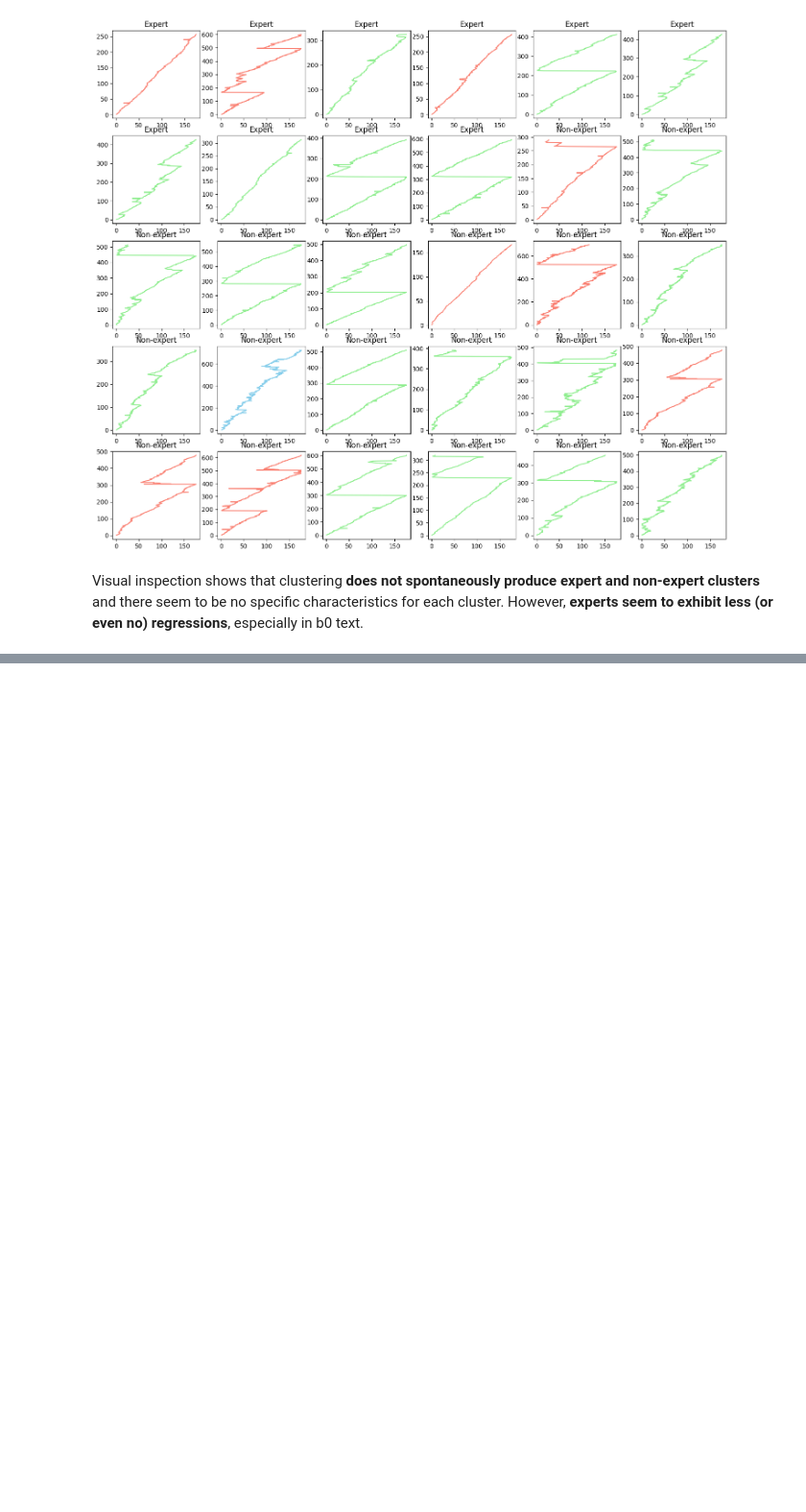
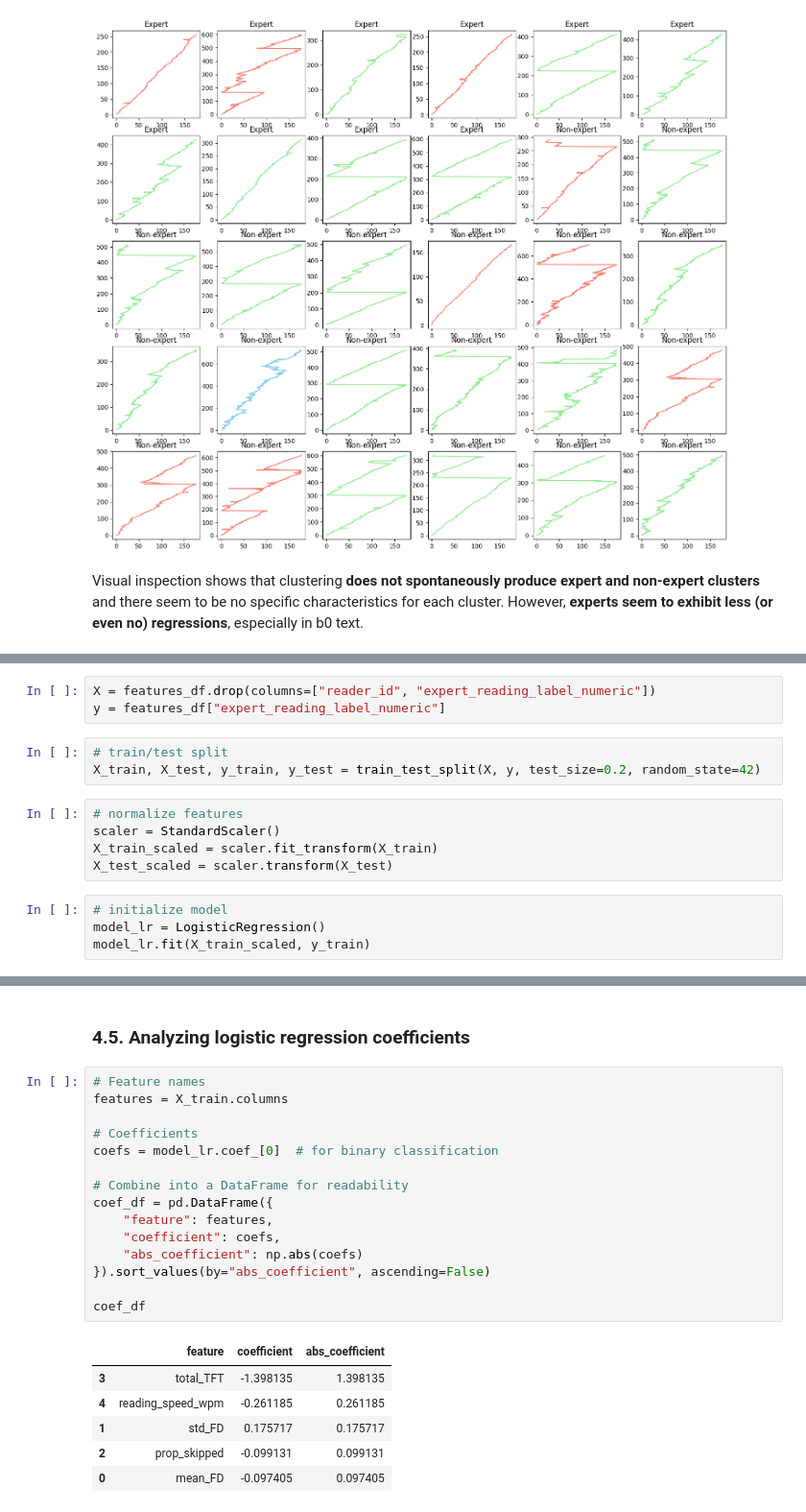
Before and after one commit to snamazova/potec_modelling, a Jupyter notebook: potec_modelling.ipynb, the cells around one changed output, grey strips where cells are left out. Shown at 96% size. Drawn from its saved outputs; the diff is of its cells as text; blank space fills up the shorter version.

```diff
--- a/potec_modelling.ipynb
+++ b/potec_modelling.ipynb
@@ -991,0 +1062,15 @@ plot_scanpaths_clustered(small_scanpath_p0_df, clusters_p0, (5, 6))
+# %%
+X = features_df.drop(columns=["reader_id", "expert_reading_label_numeric"])
+y = features_df["expert_reading_label_numeric"]
+# %%
+# train/test split
+X_train, X_test, y_train, y_test = train_test_split(X, y, test_size=0.2, random_state=42)
+# %%
+# normalize features
+scaler = StandardScaler()
+X_train_scaled = scaler.fit_transform(X_train)
+X_test_scaled = scaler.transform(X_test)
+# %%
+# initialize model
+model_lr = LogisticRegression()
+model_lr.fit(X_train_scaled, y_train)
@@ -991,0 +1144,24 @@ plot_scanpaths_clustered(small_scanpath_p0_df, clusters_p0, (5, 6))
+# %% [markdown]
+### 4.5. Analyzing logistic regression coefficients
+# %%
+# Feature names
+features = X_train.columns
+
+# Coefficients
+coefs = model_lr.coef_[0]  # for binary classification
+
+# Combine into a DataFrame for readability
+coef_df = pd.DataFrame({
+    "feature": features,
+    "coefficient": coefs,
+    "abs_coefficient": np.abs(coefs)
+}).sort_values(by="abs_coefficient", ascending=False)
+
+coef_df
+# %% [output]
+|  | feature | coefficient | abs_coefficient |
+| 3 | total_TFT | -1.398135 | 1.398135 |
+| 4 | reading_speed_wpm | -0.261185 | 0.261185 |
+| 1 | std_FD | 0.175717 | 0.175717 |
+| 2 | prop_skipped | -0.099131 | 0.099131 |
+| 0 | mean_FD | -0.097405 | 0.097405 |
```
Also changed, not shown: parts of 26 cells of this notebook.
